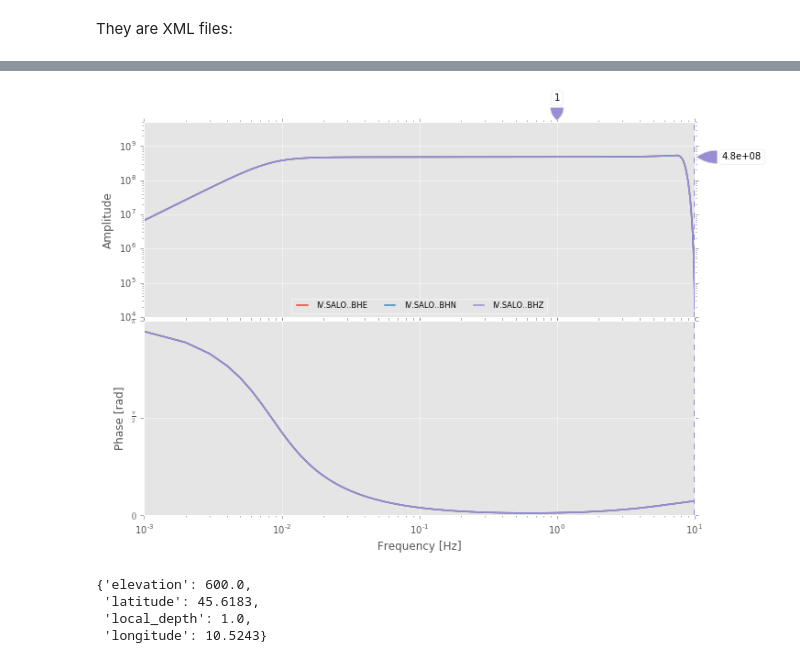
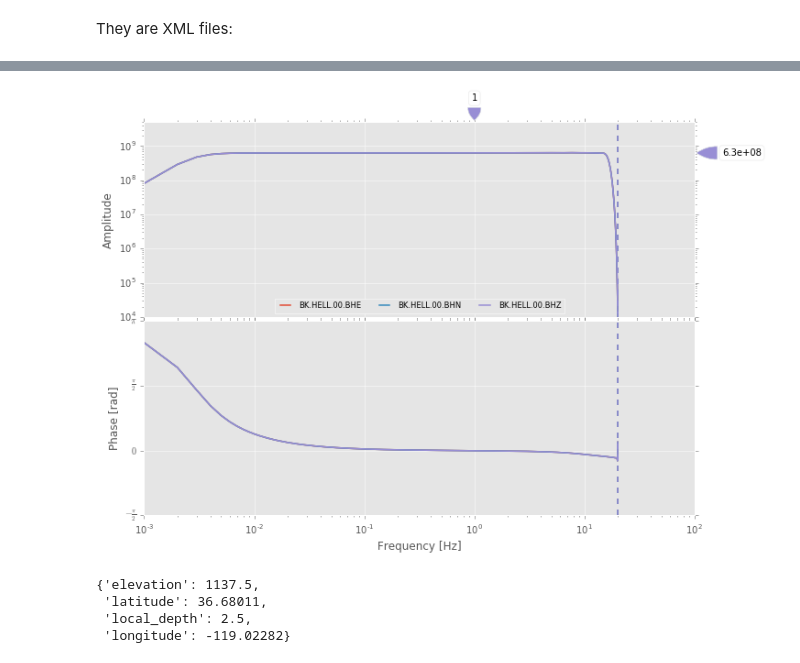
Before and after one commit to krischer/cig_llnl_computational_seismology_workshop_obspy_instaseis, a Jupyter notebook: ObsPy/01_File_Formats-with_solutions.ipynb, the cells around one changed output, grey strips where cells are left out. Drawn from its saved outputs; the diff is of its cells as text; code cells hidden in the pictures.

```diff
--- a/ObsPy/01_File_Formats-with_solutions.ipynb
+++ b/ObsPy/01_File_Formats-with_solutions.ipynb
@@ -222,16 +248,16 @@ inv.plot(projection="local");
 # %%
 # As well as a plot the instrument response.
-inv.select(network="IV", station="SALO", channel="BH?").plot_response(0.001);
+inv.select(network="BK", station="HELL").plot_response(0.001);
 # %% [output]
-[figure, old version]
+[figure, new version]
 # %%
 # Coordinates of single channels can also be extraced. This function
 # also takes a datetime arguments to extract information at different
 # points in time.
-inv.get_coordinates("IV.SALO..BHZ")
+inv.get_coordinates("BK.HELL.00.BHZ")
 # %% [output]
-{'elevation': 600.0,
- 'latitude': 45.6183,
- 'local_depth': 1.0,
- 'longitude': 10.5243}
+{'elevation': 1137.5,
+ 'latitude': 36.68011,
+ 'local_depth': 2.5,
+ 'longitude': -119.02282}
 # %%
```
Also changed, not shown: parts of 30 cells of this notebook, 8 other files.
